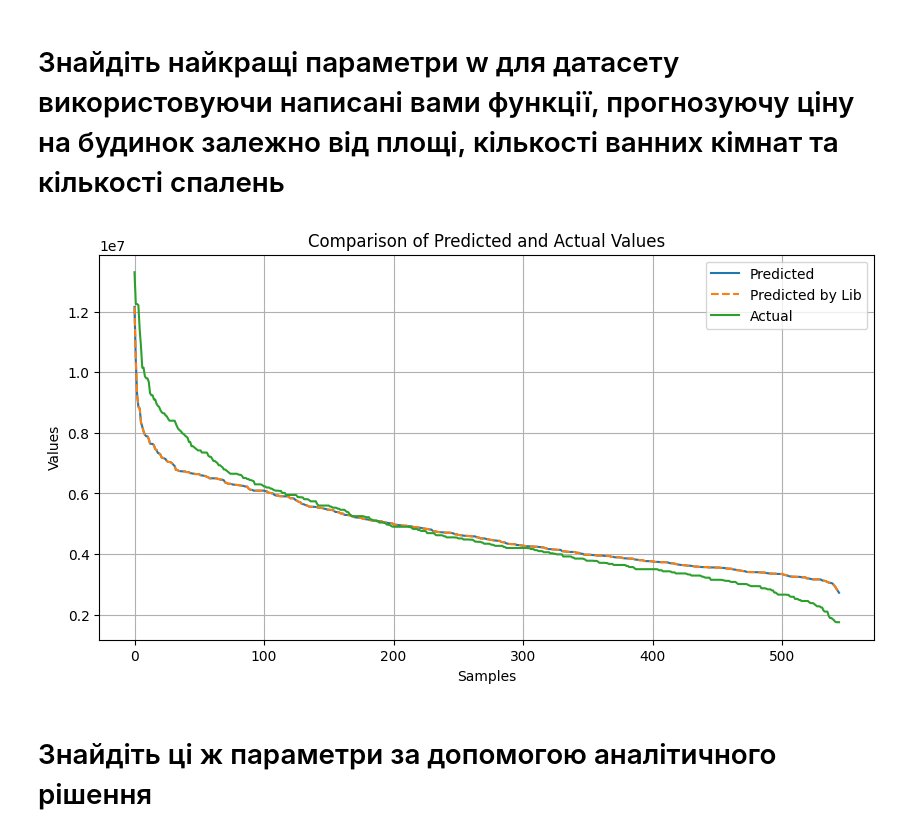
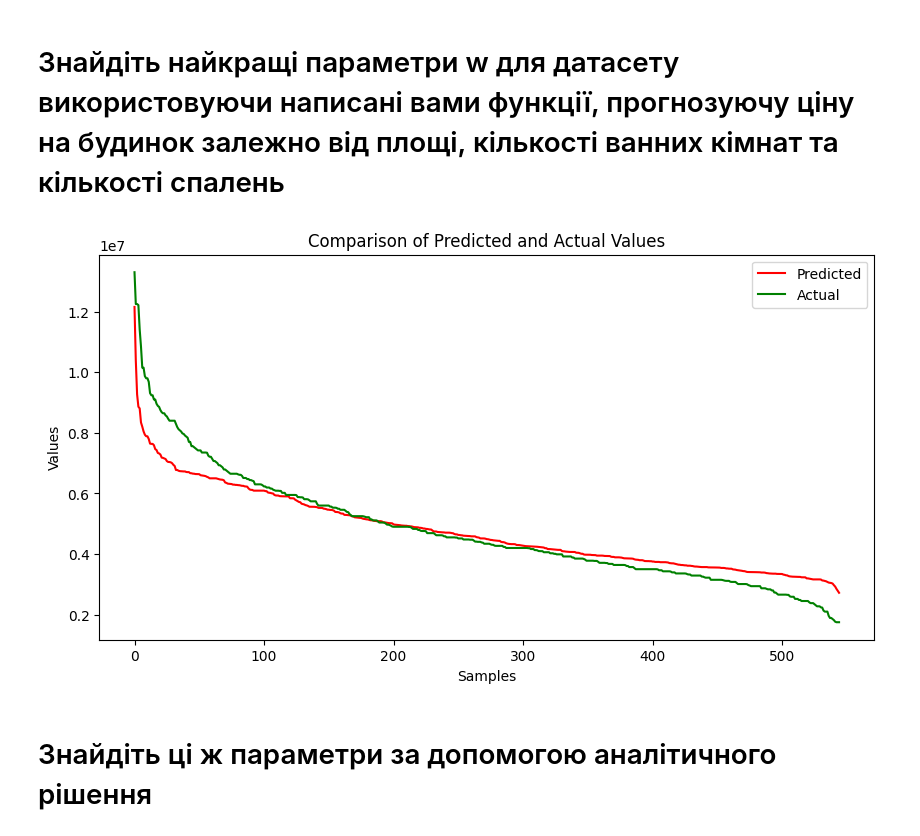
Before and after one commit to yehorkalchenko81/Classical-Machine-Learning, a Jupyter notebook: Module_6_HW.ipynb, the cells around one changed output. Cells and saved outputs as stored; diff of their text form; code cells hidden in the pictures.

```diff
--- a/Module_6_HW.ipynb
+++ b/Module_6_HW.ipynb
@@ -68,7 +68,7 @@ print(output_data.round())
 # %%
 import pandas as pd
 
-df = pd.read_csv('Housing.csv')[['price', 'area', 'bedrooms', 'bathrooms']]
+df = pd.read_csv('Housing.csv')[['price', 'area', 'bedrooms', 'bathrooms']].sample(frac=1).reset_index(drop=True)
 
 h_input_data = df[['area', 'bedrooms', 'bathrooms']].values
 h_input_data = StandardScaler().fit(h_input_data).transform(h_input_data)
@@ -82,7 +82,7 @@ def multiple_mse(predicted_results, true_results):
     return 1 / (2 * len(true_results)) * np.sum((predicted_results - true_results) ** 2)
 # %%
 def gradient_descent_multiple(input_data_, output_data_, iter=1000, lr=0.1, stopping_value=0.01):
-    weights = np.ones(input_data_.shape[1] + 1)
+    weights = np.random.random(input_data_.shape[1] + 1)
     n = len(input_data_)
     last_mse_result = None
 
@@ -103,7 +103,8 @@ def gradient_descent_multiple(input_data_, output_data_, iter=1000, lr=0.1, stop
 
     return weights
 
-model_result = multiple_linear_regresion(h_input_data, gradient_descent_multiple(h_input_data, h_output_data))
+gradient_descent_multiple_result = gradient_descent_multiple(h_input_data, h_output_data)
+model_result = multiple_linear_regresion(h_input_data, gradient_descent_multiple_result)
 # %%
 model = LinearRegression()
 model.fit(h_input_data, h_output_data)
@@ -111,22 +112,28 @@ model_result_lib = model.predict(h_input_data)
 # %%
 import matplotlib.pyplot as plt
 
 predicted_values = model_result
 
 actual_values = h_output_data
 
 plt.figure(figsize=(10, 5))
-plt.plot(np.sort(predicted_values)[::-1], label='Predicted')
-plt.plot(np.sort(model_result_lib)[::-1], label='Predicted by Lib', linestyle='--')
-plt.plot(actual_values, label='Actual')
+
+plt.plot(np.sort(predicted_values)[::-1], label='Predicted', color='r')
+# plt.plot(np.sort(model_result_lib)[::-1], label='Predicted by Lib', linestyle='--')
+plt.plot(np.sort(actual_values)[::-1], label='Actual', color='g')
+
+# plt.plot(predicted_values, label='Predicted')
+# plt.plot(model_result_lib, label='Predicted by Lib', linestyle='--')
+# plt.plot(actual_values, label='Actual')
+
 plt.xlabel('Samples')
 plt.ylabel('Values')
 plt.title('Comparison of Predicted and Actual Values')
 plt.legend()
-plt.grid(True)
+# plt.grid(True)
 plt.show()
 # %% [output]
-[figure, old version]
+[figure, new version]
 # %% [markdown]
 # 3найдіть ці ж параметри за допомогою аналітичного рішення
 # %%
```
Also changed, not shown: parts of 3 cells of this notebook.
